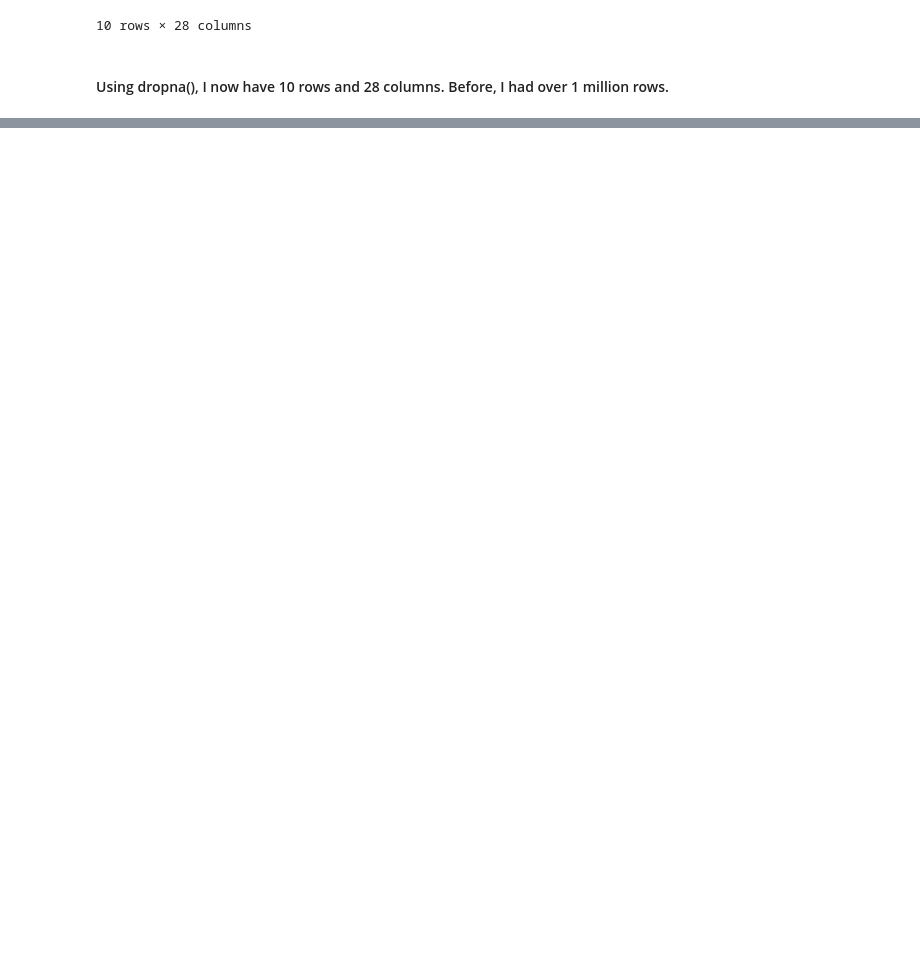
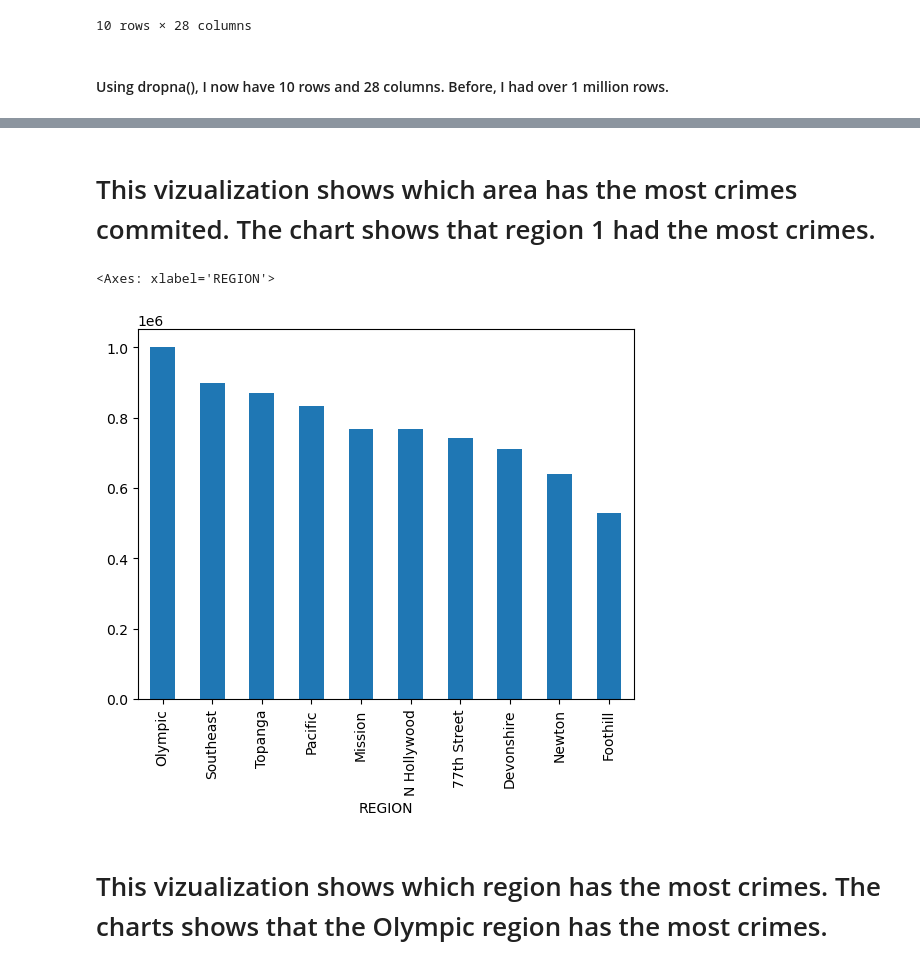
Before and after one commit to bensuzuki0/IA-340_SUZUKI, a Jupyter notebook: lab2.ipynb, the cells around one changed output, grey strips where cells are left out. Saved outputs shown, nothing was run; the diff lists cells and outputs as text; code cells hidden in the pictures; blank space fills up the shorter version.

```diff
--- a/lab2.ipynb
+++ b/lab2.ipynb
@@ -154,0 +178,10 @@ df[0:5]
+# %% [markdown]
+# This vizualization shows which area has the most crimes commited. The chart shows that region 1 had the most crimes.
+# %%
+Area_By_Region = df.groupby('REGION')['AREA'].sum()
+Area_By_Region.nlargest(10).plot.bar()
+# %% [output]
+<Axes: xlabel='REGION'>
+[figure, added]
+# %% [markdown]
+# This vizualization shows which region has the most crimes. The charts shows that the Olympic region has the most crimes.
```
Also changed, not shown: parts of 7 cells of this notebook.
